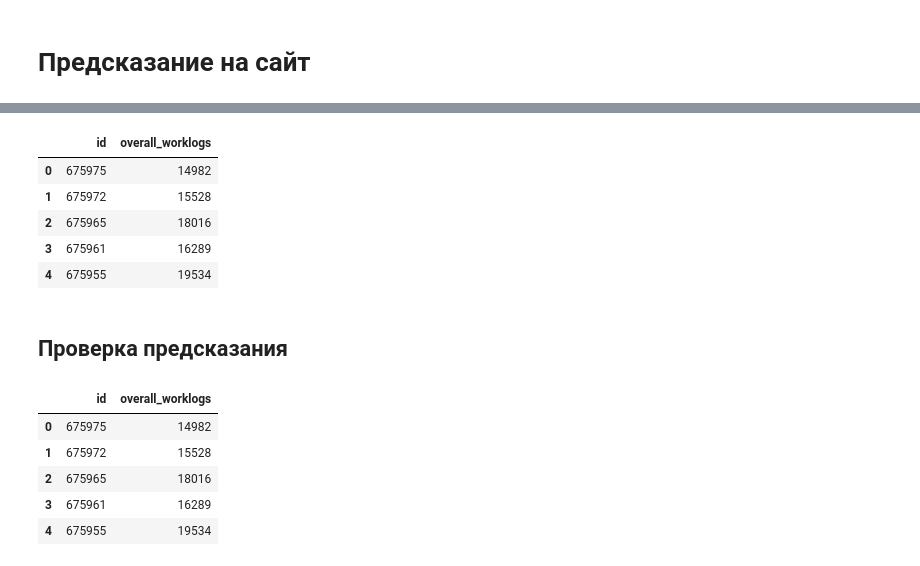
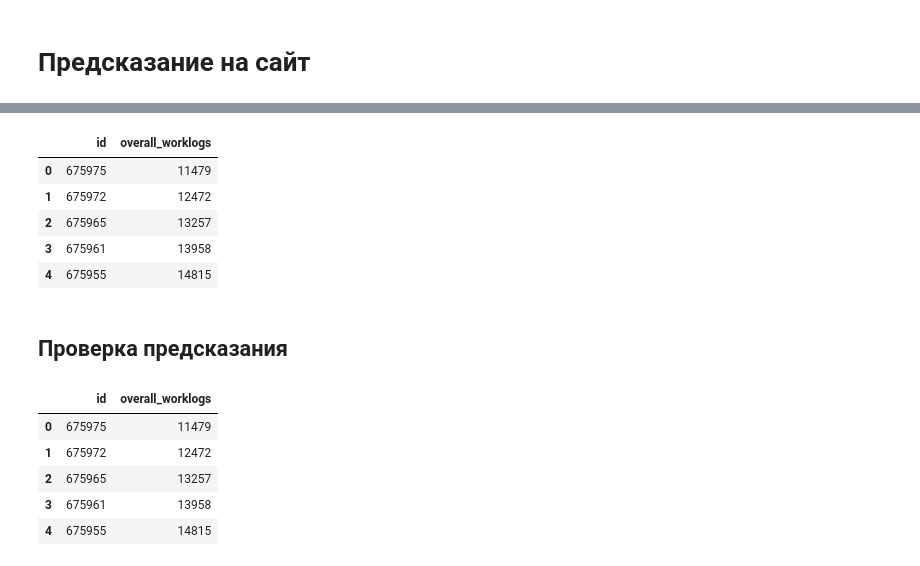
Before and after one commit to TayJen/hackathon_algu2022, a Jupyter notebook: H_ALGU_2022_Advance+.ipynb, the cells around one changed output, grey strips where cells are left out. Saved outputs shown, nothing was run; the diff lists cells and outputs as text; code cells hidden in the pictures.

```diff
--- a/H_ALGU_2022_Advance+.ipynb
+++ b/H_ALGU_2022_Advance+.ipynb
@@ -415,15 +419,15 @@ orig_mean, sol_mean
 # %%
 def transform_dist(x):
-    x = x + orig_mean - sol_mean
+    x = x + 5000
     return x
 
 df_solution['overall_worklogs'] = df_solution['overall_worklogs'].apply(transform_dist)
 df_solution.head()
 # %% [output]
 |  | id | overall_worklogs |
-| 0 | 675975 | 14982 |
-| 1 | 675972 | 15528 |
-| 2 | 675965 | 18016 |
-| 3 | 675961 | 16289 |
-| 4 | 675955 | 19534 |
+| 0 | 675975 | 11479 |
+| 1 | 675972 | 12472 |
+| 2 | 675965 | 13257 |
+| 3 | 675961 | 13958 |
+| 4 | 675955 | 14815 |
 # %%
@@ -431,12 +435,12 @@ df_solution.to_csv('./solutions/d14_mean_no_comm.csv', index=False)
 # %% [markdown]
 ## Проверка предсказания
 # %%
-df_solution = pd.read_csv('./solutions/d14_mean_no_comm.csv')
+df_solution = pd.read_csv('./solutions/d21_hyper_5000_no_comm.csv')
 df_solution.head()
 # %% [output]
 |  | id | overall_worklogs |
-| 0 | 675975 | 14982 |
-| 1 | 675972 | 15528 |
-| 2 | 675965 | 18016 |
-| 3 | 675961 | 16289 |
-| 4 | 675955 | 19534 |
+| 0 | 675975 | 11479 |
+| 1 | 675972 | 12472 |
+| 2 | 675965 | 13257 |
+| 3 | 675961 | 13958 |
+| 4 | 675955 | 14815 |
```
Also changed, not shown: parts of 7 cells of this notebook.
